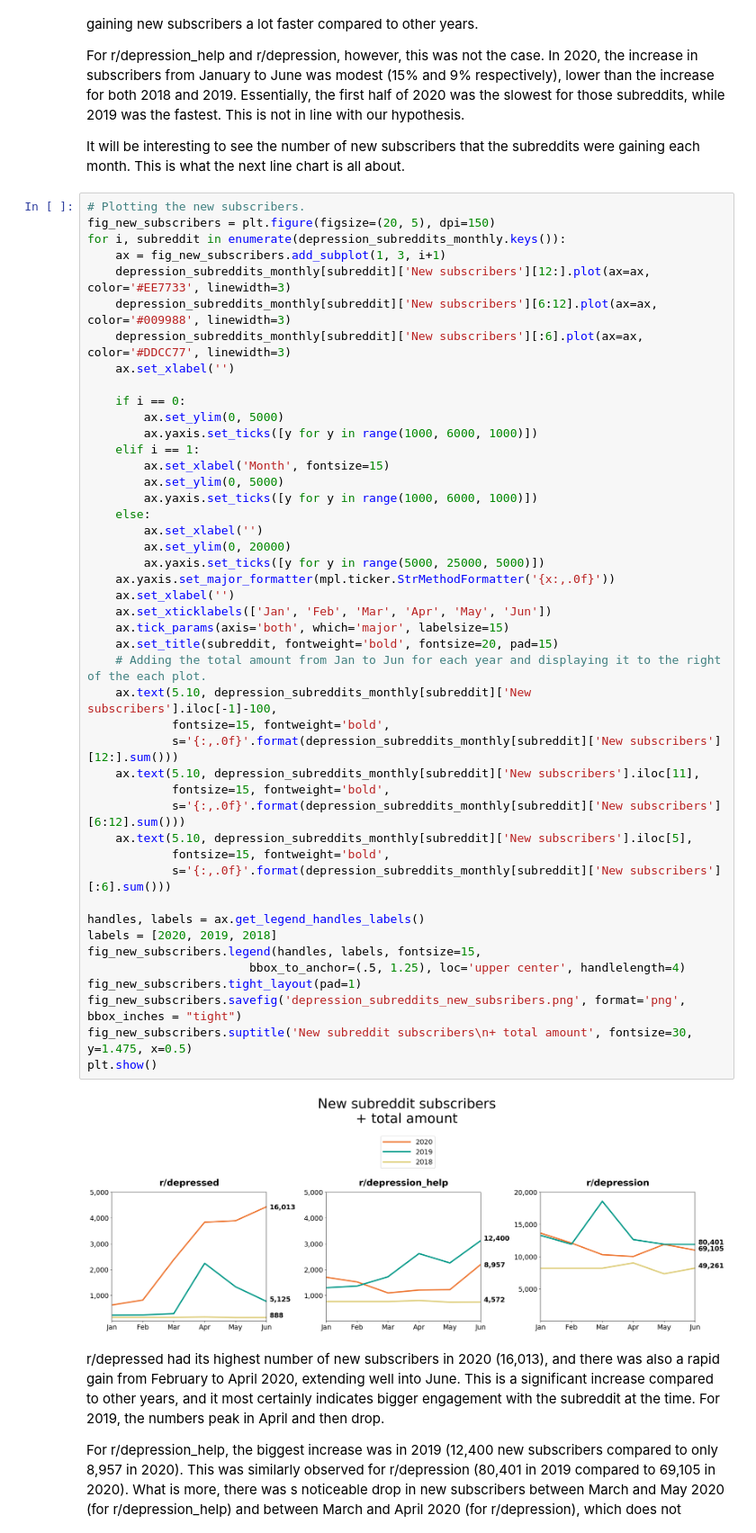
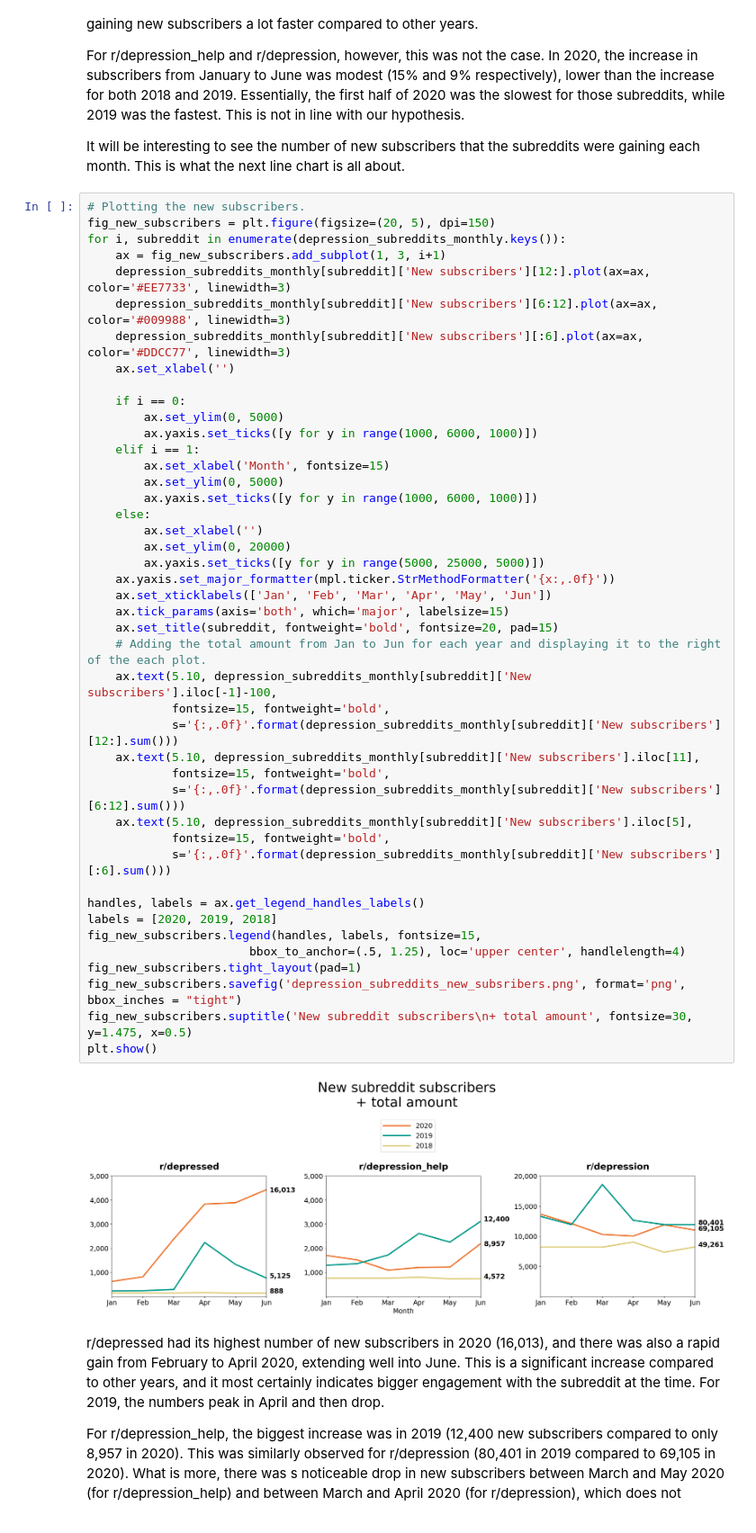
Before and after one commit to AntonBorissov/personal-data-projects, a Jupyter notebook: Reddit Depression 2020/reddit-depression-2020.ipynb, the cells around one changed output. Shown at 90% size. Saved outputs shown, nothing was run; the diff lists cells and outputs as text.

```diff
--- a/Reddit Depression 2020/reddit-depression-2020.ipynb
+++ b/Reddit Depression 2020/reddit-depression-2020.ipynb
@@ -597,35 +597,34 @@ for i, subreddit in enumerate(depression_subreddits_monthly.keys()):
         ax.set_ylim(0, 5000)
         ax.yaxis.set_ticks([y for y in range(1000, 6000, 1000)])
     else:
         ax.set_xlabel('')
         ax.set_ylim(0, 20000)
         ax.yaxis.set_ticks([y for y in range(5000, 25000, 5000)])
     ax.yaxis.set_major_formatter(mpl.ticker.StrMethodFormatter('{x:,.0f}'))
-    ax.set_xlabel('')
     ax.set_xticklabels(['Jan', 'Feb', 'Mar', 'Apr', 'May', 'Jun'])
     ax.tick_params(axis='both', which='major', labelsize=15)
     ax.set_title(subreddit, fontweight='bold', fontsize=20, pad=15)
     # Adding the total amount from Jan to Jun for each year and displaying it to the right of the each plot.
     ax.text(5.10, depression_subreddits_monthly[subreddit]['New subscribers'].iloc[-1]-100,
             fontsize=15, fontweight='bold',
             s='{:,.0f}'.format(depression_subreddits_monthly[subreddit]['New subscribers'][12:].sum()))
     ax.text(5.10, depression_subreddits_monthly[subreddit]['New subscribers'].iloc[11],
             fontsize=15, fontweight='bold',
             s='{:,.0f}'.format(depression_subreddits_monthly[subreddit]['New subscribers'][6:12].sum()))
     ax.text(5.10, depression_subreddits_monthly[subreddit]['New subscribers'].iloc[5],
             fontsize=15, fontweight='bold',
             s='{:,.0f}'.format(depression_subreddits_monthly[subreddit]['New subscribers'][:6].sum()))
 
 handles, labels = ax.get_legend_handles_labels()
 labels = [2020, 2019, 2018]
 fig_new_subscribers.legend(handles, labels, fontsize=15,
                        bbox_to_anchor=(.5, 1.25), loc='upper center', handlelength=4)
 fig_new_subscribers.tight_layout(pad=1)
 fig_new_subscribers.savefig('depression_subreddits_new_subsribers.png', format='png', bbox_inches = "tight")
 fig_new_subscribers.suptitle('New subreddit subscribers\n+ total amount', fontsize=30, y=1.475, x=0.5)
 plt.show()
 # %% [output]
-[figure, old version]
+[figure, new version]
 # %% [markdown]
 r/depressed had its highest number of new subscribers in 2020 (16,013), and there was also a rapid gain from February to April 2020, extending well into June. This is a significant increase compared to other years, and it most certainly indicates bigger engagement with the subreddit at the time. For 2019, the numbers peak in April and then drop.
 
```
